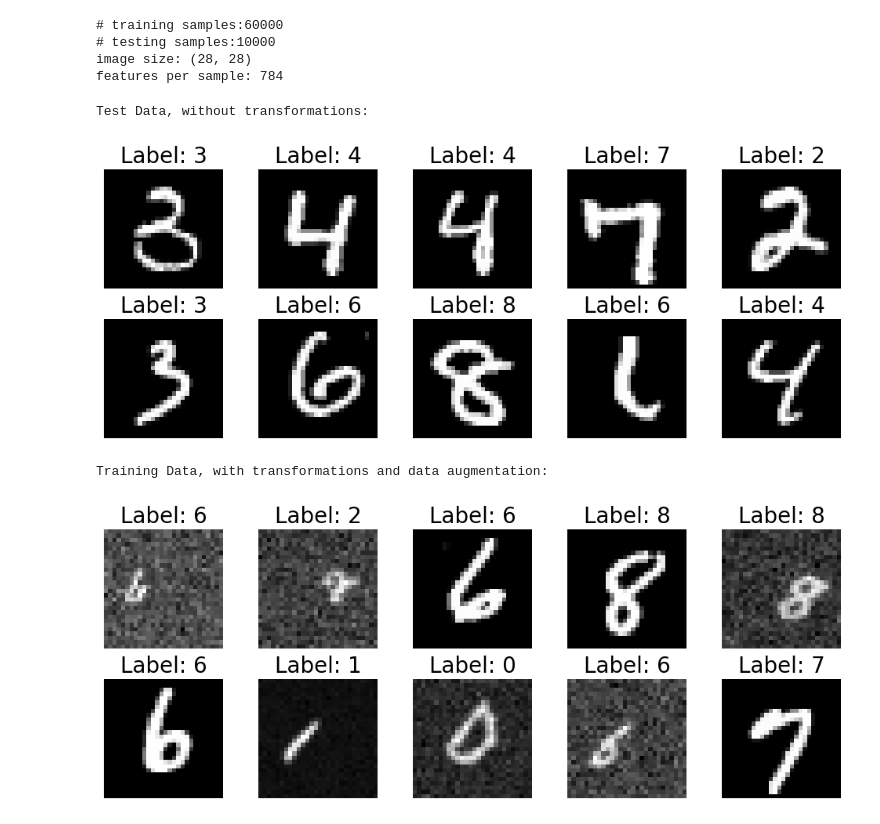
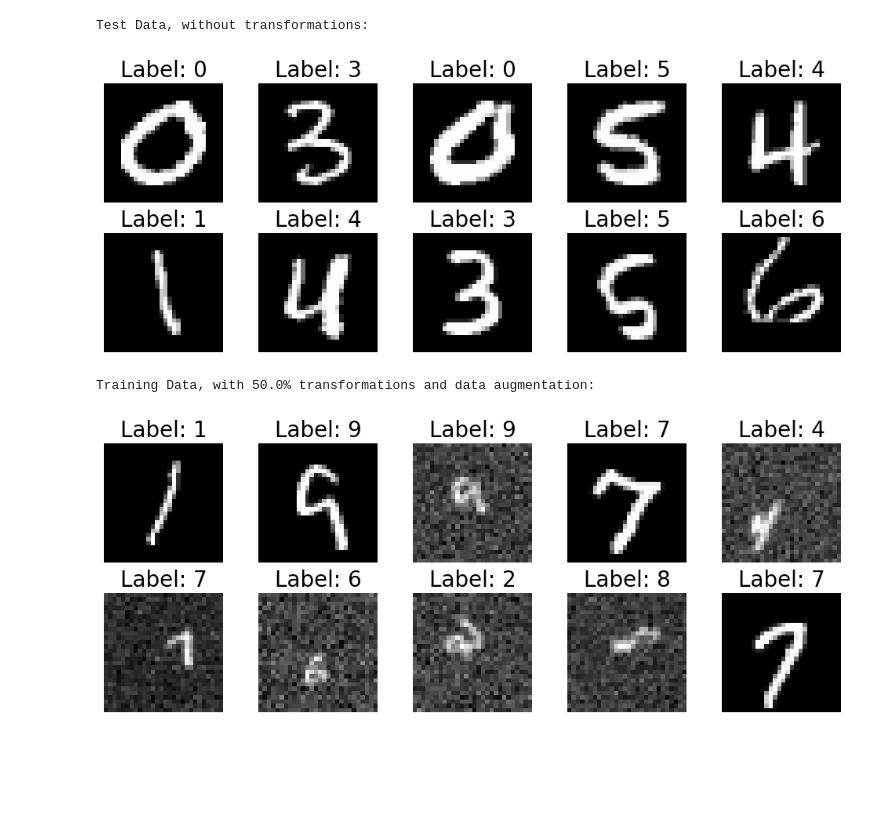
Before and after one commit to freddyouellette/mnist-pytorch, a Jupyter notebook: train.ipynb, the cells around one changed output. Drawn from its saved outputs; the diff is of its cells as text; code cells hidden in the pictures; blank space fills up the shorter version.

```diff
--- a/train.ipynb
+++ b/train.ipynb
@@ -4,9 +24,11 @@ import matplotlib.pyplot as plt
 import math
 from PIL import Image
 from model import model_options
-from data import get_data
+from data import get_training_data, get_testing_data
 
-trainloader, testloader = get_data(model_options['batch_size'])
+trainloader = get_training_data(model_options['batch_size'], sample_augmentation_ratio=model_options['sample_augmentation_ratio'])
+simple_testloader = get_testing_data(model_options['batch_size'], sample_augmentation_ratio=0.0)
+augmented_testloader = get_testing_data(model_options['batch_size'], sample_augmentation_ratio=1.0)
 
 def show_images(images, labels, predictions=None):
     num_cols = 5
@@ -28,24 +50,19 @@ def show_images(images, labels, predictions=None):
             ax.imshow(image.squeeze().numpy(), cmap='gray')
     plt.tight_layout()
     plt.show()
-# %% [output]
-# training samples:60000
-# testing samples:10000
-image size: (28, 28)
-features per sample: 784
 # %%
 print("Test Data, without transformations:")
-example_images, example_labels = next(iter(testloader))
+example_images, example_labels = next(iter(simple_testloader))
 show_images(example_images[:10], example_labels[:10])
 
-print("Training Data, with transformations and data augmentation:")
+print(f"Training Data, with {model_options['sample_augmentation_ratio'] * 100}% transformations and data augmentation:")
 example_images, example_labels = next(iter(trainloader))
 show_images(example_images[:10], example_labels[:10])
 # %% [output]
 Test Data, without transformations:
-[figure, old version]
+[figure, new version]
-Training Data, with transformations and data augmentation:
+Training Data, with 50.0% transformations and data augmentation:
-[figure, old version]
+[figure, new version]
 # %%
 import torch
 from model import model_options, model, optimizer, scheduler, loss_function
```
Also changed, not shown: parts of 5 cells of this notebook, 3 other files.
